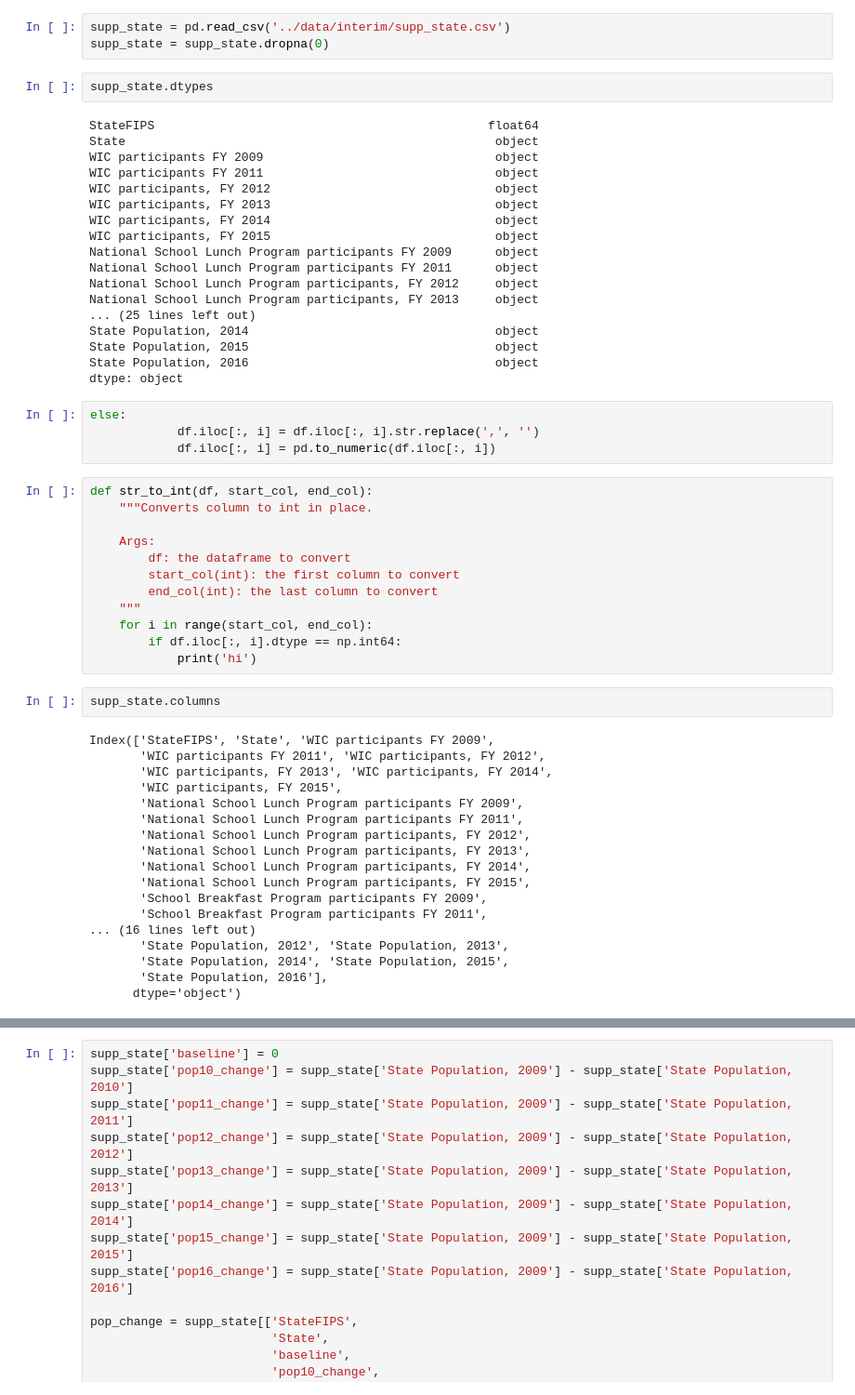
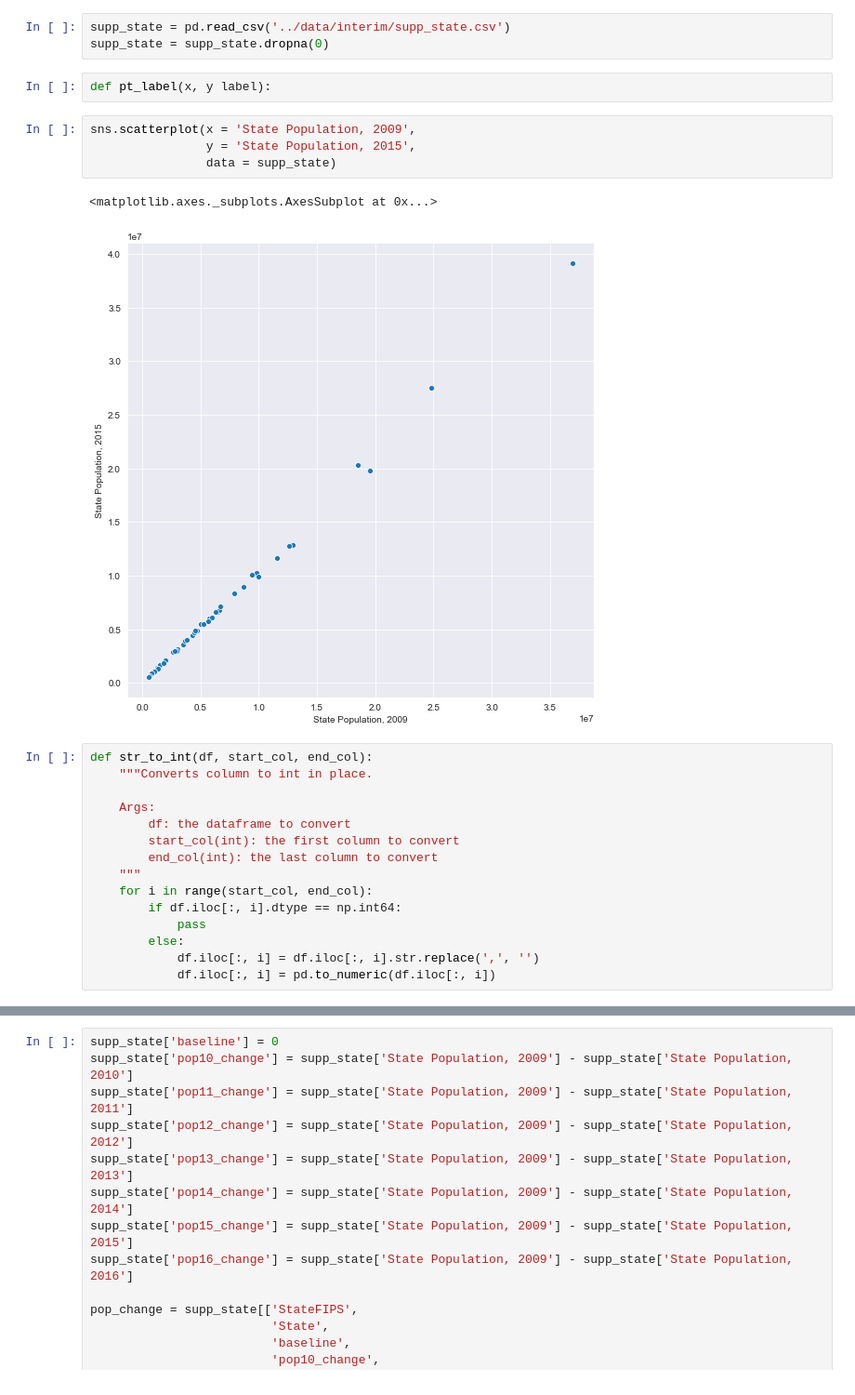
Before and after one commit to chriscross00/projects, a Jupyter notebook: food_security/notebooks/eda.ipynb, the cells around one changed output, grey strips where cells are left out. Shown at 93% size. Drawn from its saved outputs; the diff is of its cells as text.

```diff
--- a/food_security/notebooks/eda.ipynb
+++ b/food_security/notebooks/eda.ipynb
@@ -55,30 +55,15 @@ plt.yticks([])
 # %%
 supp_state = pd.read_csv('../data/interim/supp_state.csv')
 supp_state = supp_state.dropna(0)
-# %%
-supp_state.dtypes
-# %% [output]
-StateFIPS                                              float64
-State                                                   object
-WIC participants FY 2009                                object
-WIC participants FY 2011                                object
-WIC participants, FY 2012                               object
-WIC participants, FY 2013                               object
-WIC participants, FY 2014                               object
-WIC participants, FY 2015                               object
-National School Lunch Program participants FY 2009      object
-National School Lunch Program participants FY 2011      object
-National School Lunch Program participants, FY 2012     object
-National School Lunch Program participants, FY 2013     object
-... (25 lines left out)
-State Population, 2014                                  object
-State Population, 2015                                  object
-State Population, 2016                                  object
-dtype: object
-# %%
-else:
-            df.iloc[:, i] = df.iloc[:, i].str.replace(',', '')
-            df.iloc[:, i] = pd.to_numeric(df.iloc[:, i])
+# %%
+def pt_label(x, y label):
+# %%
+sns.scatterplot(x = 'State Population, 2009',
+                y = 'State Population, 2015',
+                data = supp_state)
+# %% [output]
+<matplotlib.axes._subplots.AxesSubplot at 0x...>
+[figure, added]
 # %%
 def str_to_int(df, start_col, end_col):
     """Converts column to int in place.
@@ -90,26 +75,9 @@ def str_to_int(df, start_col, end_col):
     """
     for i in range(start_col, end_col):
         if df.iloc[:, i].dtype == np.int64:
-            print('hi')
+            pass
+        else:
+            df.iloc[:, i] = df.iloc[:, i].str.replace(',', '')
+            df.iloc[:, i] = pd.to_numeric(df.iloc[:, i])
-# %%
-supp_state.columns
-# %% [output]
-Index(['StateFIPS', 'State', 'WIC participants FY 2009',
-       'WIC participants FY 2011', 'WIC participants, FY 2012',
-       'WIC participants, FY 2013', 'WIC participants, FY 2014',
-       'WIC participants, FY 2015',
-       'National School Lunch Program participants FY 2009',
-       'National School Lunch Program participants FY 2011',
-       'National School Lunch Program participants, FY 2012',
-       'National School Lunch Program participants, FY 2013',
-       'National School Lunch Program participants, FY 2014',
-       'National School Lunch Program participants, FY 2015',
-       'School Breakfast Program participants FY 2009',
-       'School Breakfast Program participants FY 2011',
-... (16 lines left out)
-       'State Population, 2012', 'State Population, 2013',
-       'State Population, 2014', 'State Population, 2015',
-       'State Population, 2016'],
-      dtype='object')
 # %%
 str_to_int(supp_state, 2, len(supp_state.columns))
```
Also changed, not shown: parts of 1 cell of this notebook, 2 other files.
